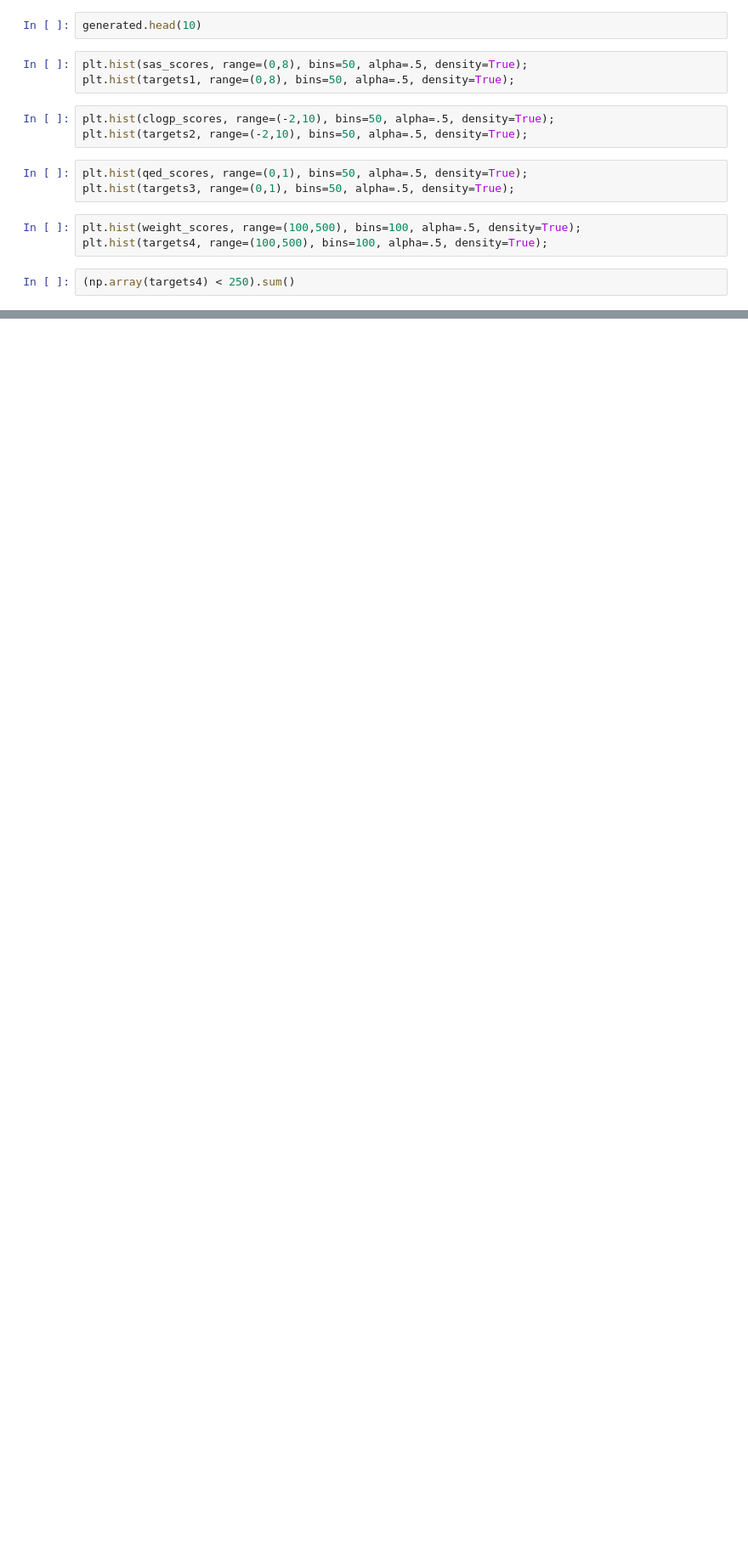
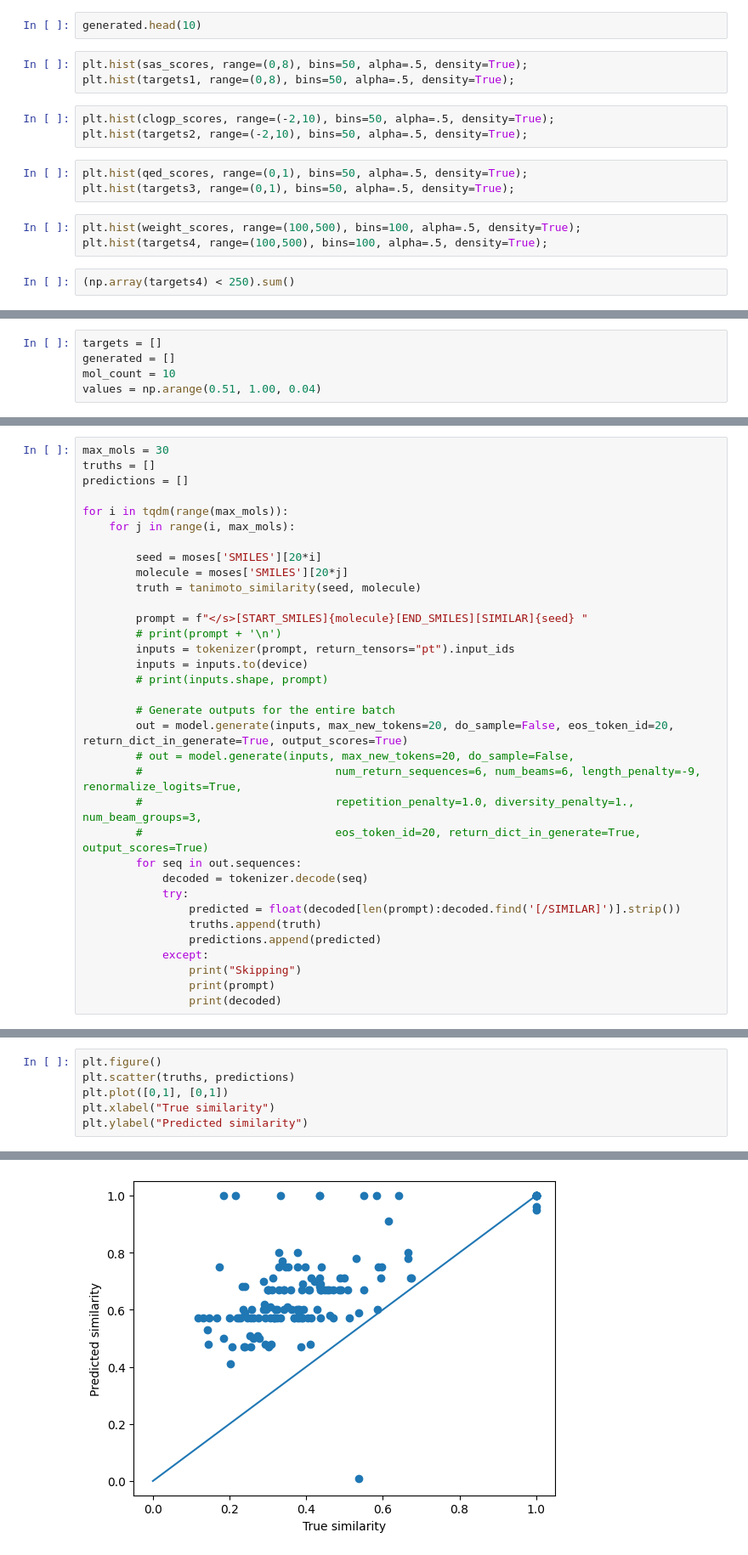
Before and after one commit to YerevaNN/ChemLacticaTestSuite, a Jupyter notebook: src/hrant-playground.ipynb, the cells around one changed output, grey strips where cells are left out. Shown: that part at 85% size. Saved outputs shown, nothing was run; the diff lists cells and outputs as text; blank space fills up the shorter version.

```diff
--- a/src/hrant-playground.ipynb
+++ b/src/hrant-playground.ipynb
@@ -238,0 +336,5 @@ for i in range(len(moses)):
+# %%
+targets = []
+generated = []
+mol_count = 10
+values = np.arange(0.51, 1.00, 0.04)
@@ -238,0 +492,34 @@ for i in range(len(moses)):
+# %%
+max_mols = 30
+truths = []
+predictions = []
+
+for i in tqdm(range(max_mols)):
+    for j in range(i, max_mols):
+
+        seed = moses['SMILES'][20*i]
+        molecule = moses['SMILES'][20*j]
+        truth = tanimoto_similarity(seed, molecule)
+
+        prompt = f"</s>[START_SMILES]{molecule}[END_SMILES][SIMILAR]{seed} "
+        # print(prompt + '\n')
+        inputs = tokenizer(prompt, return_tensors="pt").input_ids
+        inputs = inputs.to(device)
+        # print(inputs.shape, prompt)
+
+        # Generate outputs for the entire batch
+        out = model.generate(inputs, max_new_tokens=20, do_sample=False, eos_token_id=20, return_dict_in_generate=True, output_scores=True)
+        # out = model.generate(inputs, max_new_tokens=20, do_sample=False,
+        #                             num_return_sequences=6, num_beams=6, length_penalty=-9, renormalize_logits=True,
+        #                             repetition_penalty=1.0, diversity_penalty=1., num_beam_groups=3,
+        #                             eos_token_id=20, return_dict_in_generate=True, output_scores=True)
+        for seq in out.sequences:
+            decoded = tokenizer.decode(seq)
+            try:
+                predicted = float(decoded[len(prompt):decoded.find('[/SIMILAR]')].strip())
+                truths.append(truth)
+                predictions.append(predicted)
+            except:
+                print("Skipping")
+                print(prompt)
+                print(decoded)
@@ -238,0 +548,7 @@ for i in range(len(moses)):
+# %%
+plt.figure()
+plt.scatter(truths, predictions)
+plt.plot([0,1], [0,1])
+plt.xlabel("True similarity")
+plt.ylabel("Predicted similarity")
+# %% [output]
@@ -238,0 +556 @@ for i in range(len(moses)):
+[figure, added]
```
Also changed, not shown: parts of 35 cells of this notebook, 2 other files.
